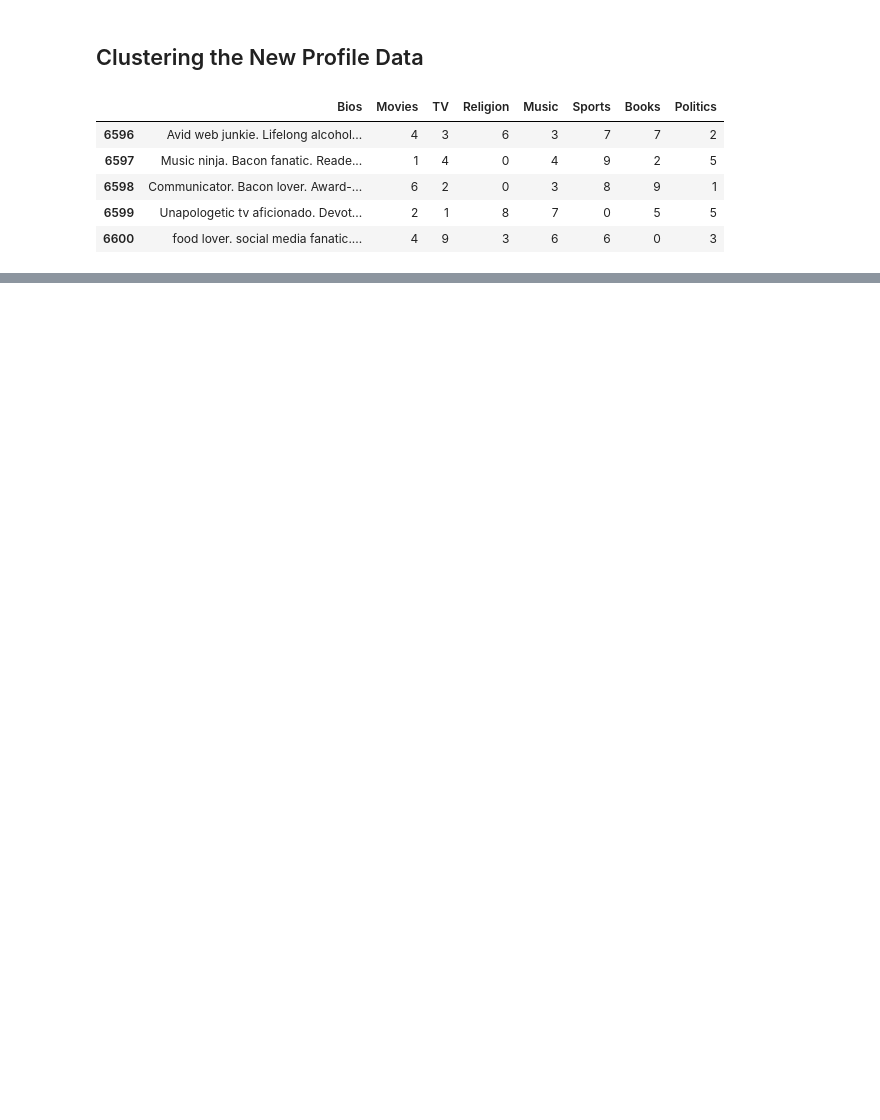
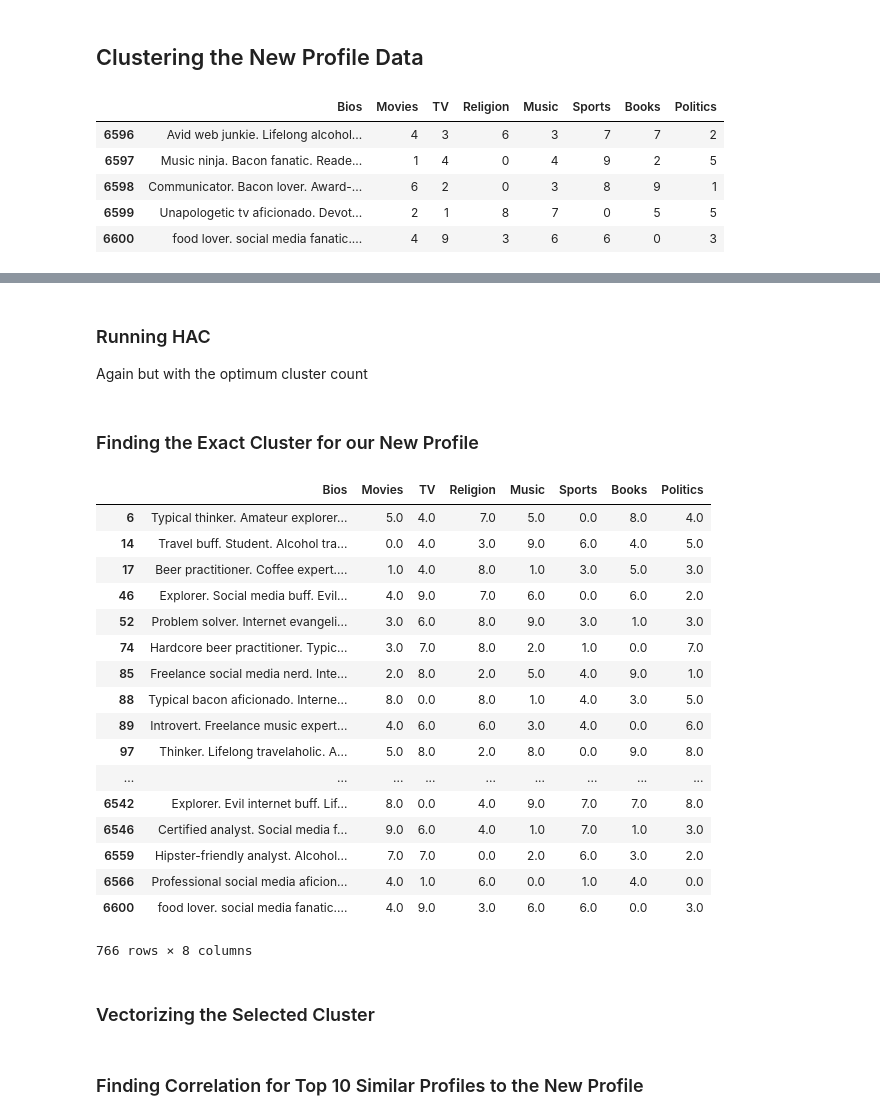
Before and after one commit to marcosan93/AI-Matchmaker, a Jupyter notebook: Adding-New-Dating-Profile.ipynb, the cells around one changed output, grey strips where cells are left out. Saved outputs shown, nothing was run; the diff lists cells and outputs as text; code cells hidden in the pictures; blank space fills up the shorter version.

```diff
--- a/Adding-New-Dating-Profile.ipynb
+++ b/Adding-New-Dating-Profile.ipynb
@@ -103,0 +246,47 @@ new_cluster.tail()
+# %% [markdown]
+### Running HAC
+Again but with the optimum cluster count
+# %%
+# Instantiating HAC
+hac = AgglomerativeClustering(n_clusters=12)
+
+# Fitting
+hac.fit(df_pca)
+
+# Getting cluster assignments
+cluster_assignments = hac.labels_
+
+# Unscaling the categories then replacing the scaled values
+df = df[['Bios']].join(pd.DataFrame(scaler.inverse_transform(df.drop('Bios', axis=1)), columns=df.columns[1:], index=df.index))
+
+# Assigning the clusters to each profile
+df['Cluster #'] = cluster_assignments
+# %% [markdown]
+### Finding the Exact Cluster for our New Profile
+# %%
+# Getting the Cluster # for the new profile
+profile_cluster = df.loc[new_profile.index]['Cluster #'].values[0]
+
+# Using the Cluster # to narrow down the DF
+profile_df = df[df['Cluster #']==profile_cluster].drop('Cluster #', axis=1)
+# %% [output]
+|  | Bios | Movies | TV | Religion | Music | Sports | Books | Politics |
+| 6 | Typical thinker. Amateur explorer... | 5.0 | 4.0 | 7.0 | 5.0 | 0.0 | 8.0 | 4.0 |
+| 14 | Travel buff. Student. Alcohol tra... | 0.0 | 4.0 | 3.0 | 9.0 | 6.0 | 4.0 | 5.0 |
+| 17 | Beer practitioner. Coffee expert.... | 1.0 | 4.0 | 8.0 | 1.0 | 3.0 | 5.0 | 3.0 |
+| 46 | Explorer. Social media buff. Evil... | 4.0 | 9.0 | 7.0 | 6.0 | 0.0 | 6.0 | 2.0 |
+| 52 | Problem solver. Internet evangeli... | 3.0 | 6.0 | 8.0 | 9.0 | 3.0 | 1.0 | 3.0 |
+| 74 | Hardcore beer practitioner. Typic... | 3.0 | 7.0 | 8.0 | 2.0 | 1.0 | 0.0 | 7.0 |
+| 85 | Freelance social media nerd. Inte... | 2.0 | 8.0 | 2.0 | 5.0 | 4.0 | 9.0 | 1.0 |
+| 88 | Typical bacon aficionado. Interne... | 8.0 | 0.0 | 8.0 | 1.0 | 4.0 | 3.0 | 5.0 |
+| 89 | Introvert. Freelance music expert... | 4.0 | 6.0 | 6.0 | 3.0 | 4.0 | 0.0 | 6.0 |
+| 97 | Thinker. Lifelong travelaholic. A... | 5.0 | 8.0 | 2.0 | 8.0 | 0.0 | 9.0 | 8.0 |
+| ... | ... | ... | ... | ... | ... | ... | ... | ... |
+| 6542 | Explorer. Evil internet buff. Lif... | 8.0 | 0.0 | 4.0 | 9.0 | 7.0 | 7.0 | 8.0 |
+| 6546 | Certified analyst. Social media f... | 9.0 | 6.0 | 4.0 | 1.0 | 7.0 | 1.0 | 3.0 |
+| 6559 | Hipster-friendly analyst. Alcohol... | 7.0 | 7.0 | 0.0 | 2.0 | 6.0 | 3.0 | 2.0 |
+| 6566 | Professional social media aficion... | 4.0 | 1.0 | 6.0 | 0.0 | 1.0 | 4.0 | 0.0 |
+| 6600 | food lover. social media fanatic.... | 4.0 | 9.0 | 3.0 | 6.0 | 6.0 | 0.0 | 3.0 |
+766 rows × 8 columns
+# %% [markdown]
+### Vectorizing the Selected Cluster
@@ -103,0 +302,2 @@ new_cluster.tail()
+# %% [markdown]
+### Finding Correlation for Top 10 Similar Profiles to the New Profile
```
Also changed, not shown: parts of 27 cells of this notebook, 1 other file.
